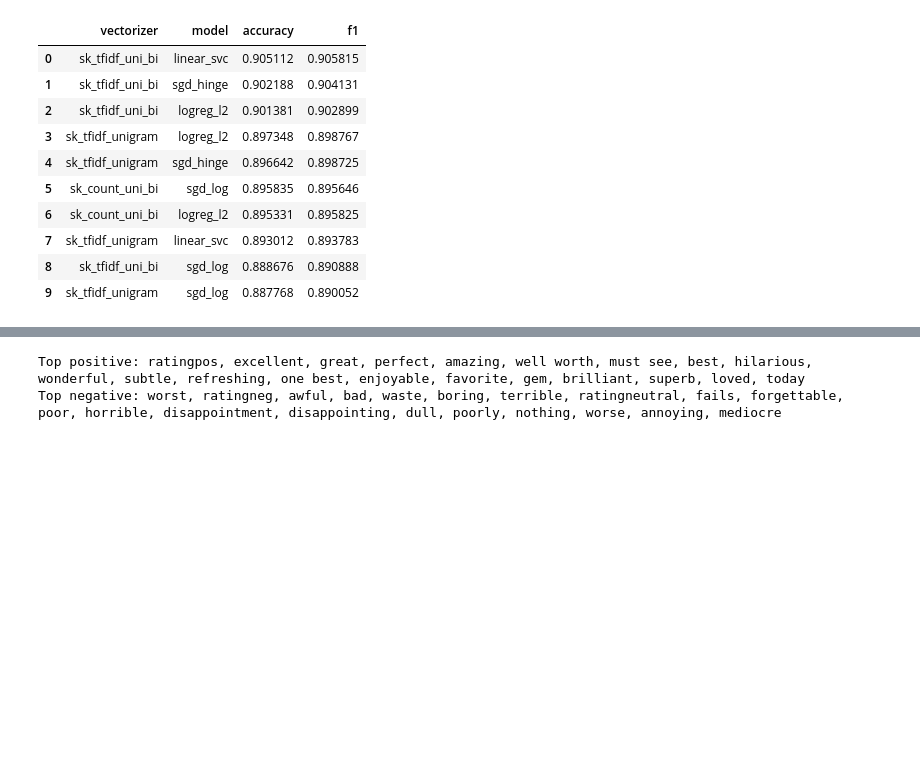
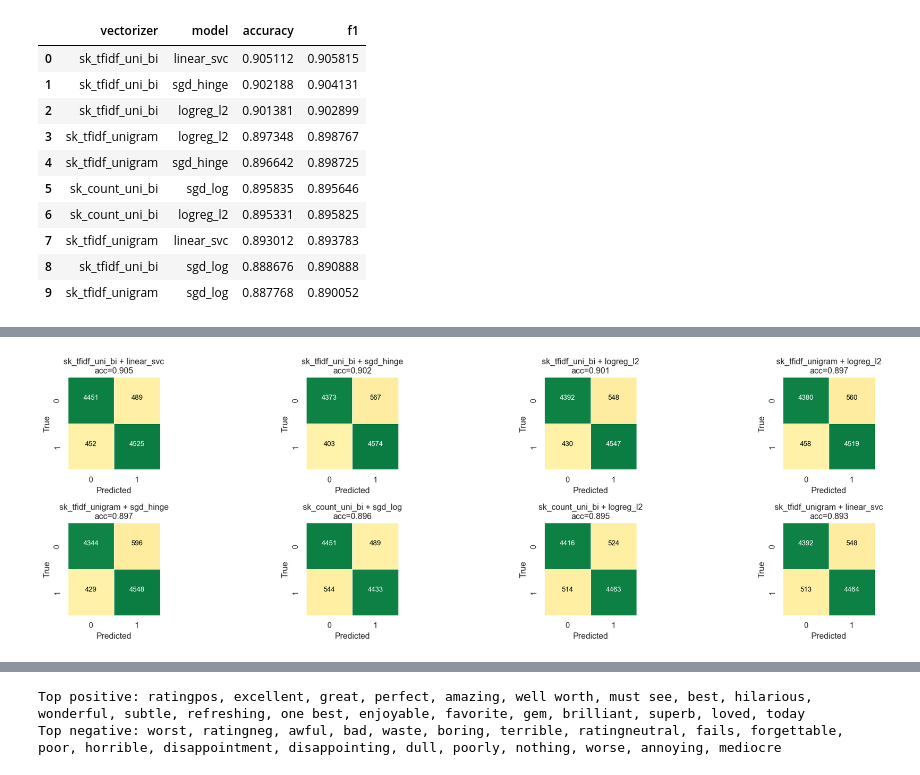
Before and after one commit to Sifat-Ahmed/imdb-movie-classification, a Jupyter notebook: notebooks/Step_2_ML_classification.ipynb, the cells around one changed output, grey strips where cells are left out. Cells and saved outputs as stored; diff of their text form; code cells hidden in the pictures; blank space fills up the shorter version.

```diff
--- a/notebooks/Step_2_ML_classification.ipynb
+++ b/notebooks/Step_2_ML_classification.ipynb
@@ -280,75 +275,13 @@ combined_df.head(15)
 # %%
-def plot_cm_grid_ranked(
-    results,
-    n_rows: int = 2,
-    n_cols: int = 4,
-    top_n: int | None = None,
-    labels: tuple = (0, 1),
-    figsize_scale: float = 3.2,
-):
-    if not results:
-        print("No results to plot.")
-        return
+def to_cm_inputs(df_top, scratch_bucket, sk_bucket):
+    out = []
+    for _, row in df_top.iterrows():
+        bucket = sk_bucket if row["source"]=="sklearn" else scratch_bucket
+        hit = next(r for r in bucket if r["vectorizer"]==row["vectorizer"] and r["model"]==row["model"])
+        out.append(hit)
+    return out
 
-    scored = [(accuracy_score(r["y_true"], r["y_pred"]), r) for r in results]
-    scored.sort(key=lambda x: x[0], reverse=True)
-    if top_n is not None:
-        scored = scored[:top_n]
-    ordered = [r for _, r in scored]
-
-    total = len(ordered)
-    per_fig = n_rows * n_cols
-    num_figs = math.ceil(total / per_fig)
-
-    for f in range(num_figs):
-        sub = ordered[f * per_fig : (f + 1) * per_fig]
-        fig, axes = plt.subplots(n_rows, n_cols)
-        axes = np.atleast_1d(axes).ravel()
-
-        for ax, r in zip(axes, sub):
-            y_true, y_pred = r["y_true"], r["y_pred"]
-            cm = confusion_matrix(y_true, y_pred, labels=list(labels)).astype(float)
-            row_sums = cm.sum(axis=1, keepdims=True)
-            row_sums[row_sums == 0] = 1.0
-            cm_pct = cm / row_sums   # rows sum to 1
-
-            signed = cm_pct.copy()
-            for i in range(len(labels)):
-                for j in range(len(labels)):
-                    if i != j:
-                        signed[i, j] *= -1  # off-diagonals negative
-
-            sns.heatmap(
-                signed,
-                ax=ax,
-                cmap="RdYlGn",
-                vmin=-1, vmax=1, center=0,
-                cbar=False,
-                square=True,
-                linewidths=0.5, linecolor="white",
-                xticklabels=[str(l) for l in labels],
-                yticklabels=[str(l) for l in labels],
-                annot=False,
-            )
-
-            for i in range(len(labels)):
-                for j in range(len(labels)):
-                    cnt = int(cm[i, j])
-                    pct = 100.0 * cm_pct[i, j]
-                    intensity = abs(signed[i, j])
-                    color = "white" if intensity > 0.5 else "black"
-                    ax.text(j + 0.5, i + 0.44, f"{cnt}", ha="center", va="center",
-                            fontsize=10, color=color)
-                    ax.text(j + 0.5, i + 0.76, f"({pct:.1f}%)", ha="center", va="center",
-                            fontsize=8, color=color)
-
-            acc = accuracy_score(y_true, y_pred)
-            ax.set_title(f"{r.get('vectorizer','?')} + {r.get('model','?')}\nacc={acc:.3f}")
-            ax.set_xlabel("Predicted")
-            ax.set_ylabel("True")
-
-        for ax in axes[len(sub):]:
-            ax.axis("off")
-
-        plt.tight_layout()
-        plt.show()
+cm_inputs = to_cm_inputs(combined_df.head(8), results, sk_results)
+plot_cm_grid_ranked(cm_inputs, n_rows=2, n_cols=4)
+# %% [output]
+[figure, added]
```
Also changed, not shown: parts of 9 cells of this notebook, 5 other files.
